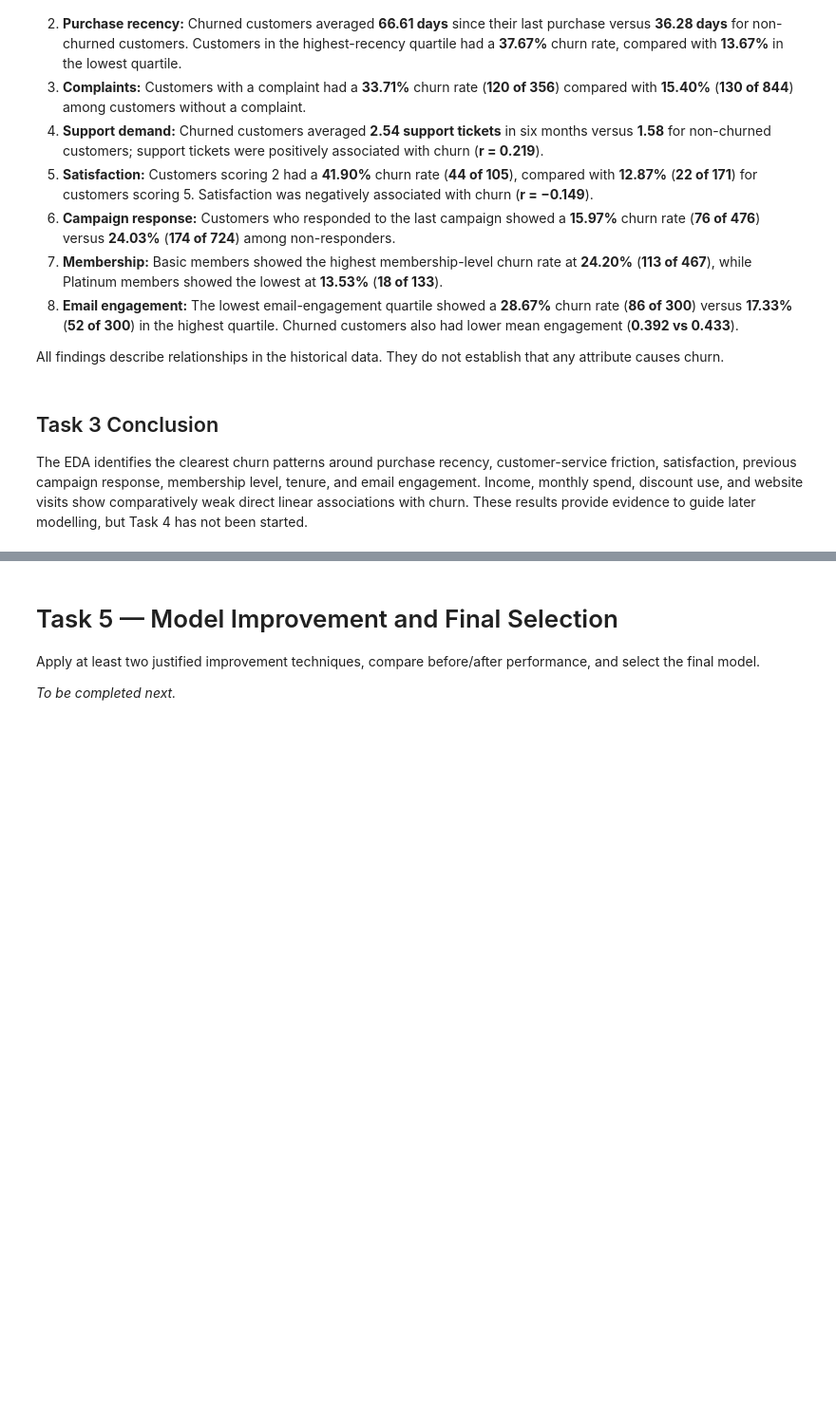
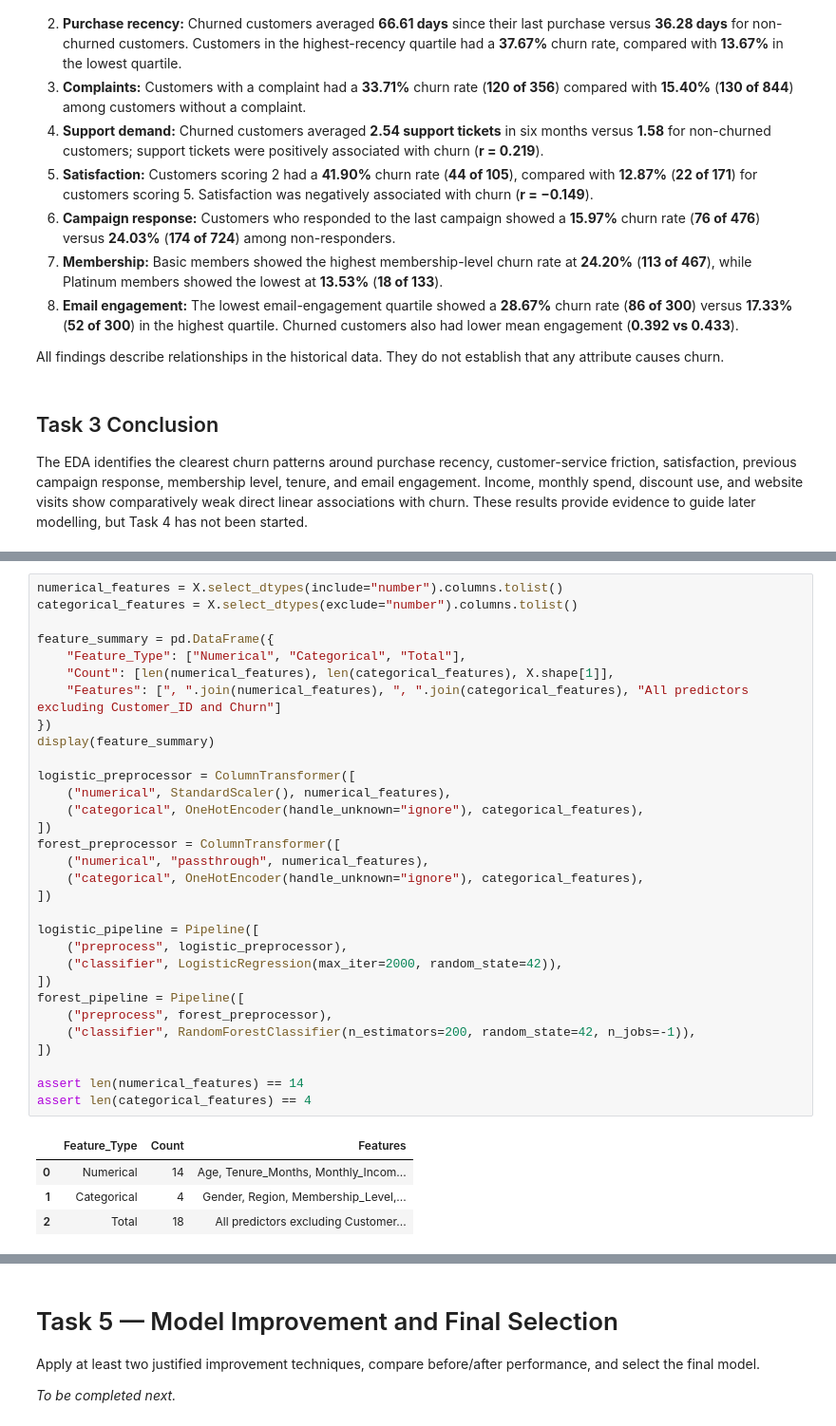
Before and after one commit to HaneenDahbour/novamart-customer-retention, a Jupyter notebook: NovaMart_Final_Project.ipynb, the cells around one changed output, grey strips where cells are left out. Shown at 95% size. Saved outputs shown, nothing was run; the diff lists cells and outputs as text; blank space fills up the shorter version.

```diff
--- a/NovaMart_Final_Project.ipynb
+++ b/NovaMart_Final_Project.ipynb
@@ -1080,0 +1163,36 @@ Build and compare at least two binary classification models using a held-out tes
+# %%
+numerical_features = X.select_dtypes(include="number").columns.tolist()
+categorical_features = X.select_dtypes(exclude="number").columns.tolist()
+
+feature_summary = pd.DataFrame({
+    "Feature_Type": ["Numerical", "Categorical", "Total"],
+    "Count": [len(numerical_features), len(categorical_features), X.shape[1]],
+    "Features": [", ".join(numerical_features), ", ".join(categorical_features), "All predictors excluding Customer_ID and Churn"]
+})
+display(feature_summary)
+
+logistic_preprocessor = ColumnTransformer([
+    ("numerical", StandardScaler(), numerical_features),
+    ("categorical", OneHotEncoder(handle_unknown="ignore"), categorical_features),
+])
+forest_preprocessor = ColumnTransformer([
+    ("numerical", "passthrough", numerical_features),
+    ("categorical", OneHotEncoder(handle_unknown="ignore"), categorical_features),
+])
+
+logistic_pipeline = Pipeline([
+    ("preprocess", logistic_preprocessor),
+    ("classifier", LogisticRegression(max_iter=2000, random_state=42)),
+])
+forest_pipeline = Pipeline([
+    ("preprocess", forest_preprocessor),
+    ("classifier", RandomForestClassifier(n_estimators=200, random_state=42, n_jobs=-1)),
+])
+
+assert len(numerical_features) == 14
+assert len(categorical_features) == 4
+# %% [output]
+|  | Feature_Type | Count | Features |
+| 0 | Numerical | 14 | Age, Tenure_Months, Monthly_Incom... |
+| 1 | Categorical | 4 | Gender, Region, Membership_Level,... |
+| 2 | Total | 18 | All predictors excluding Customer... |
```
Also changed, not shown: parts of 19 cells of this notebook, 6 other files.
